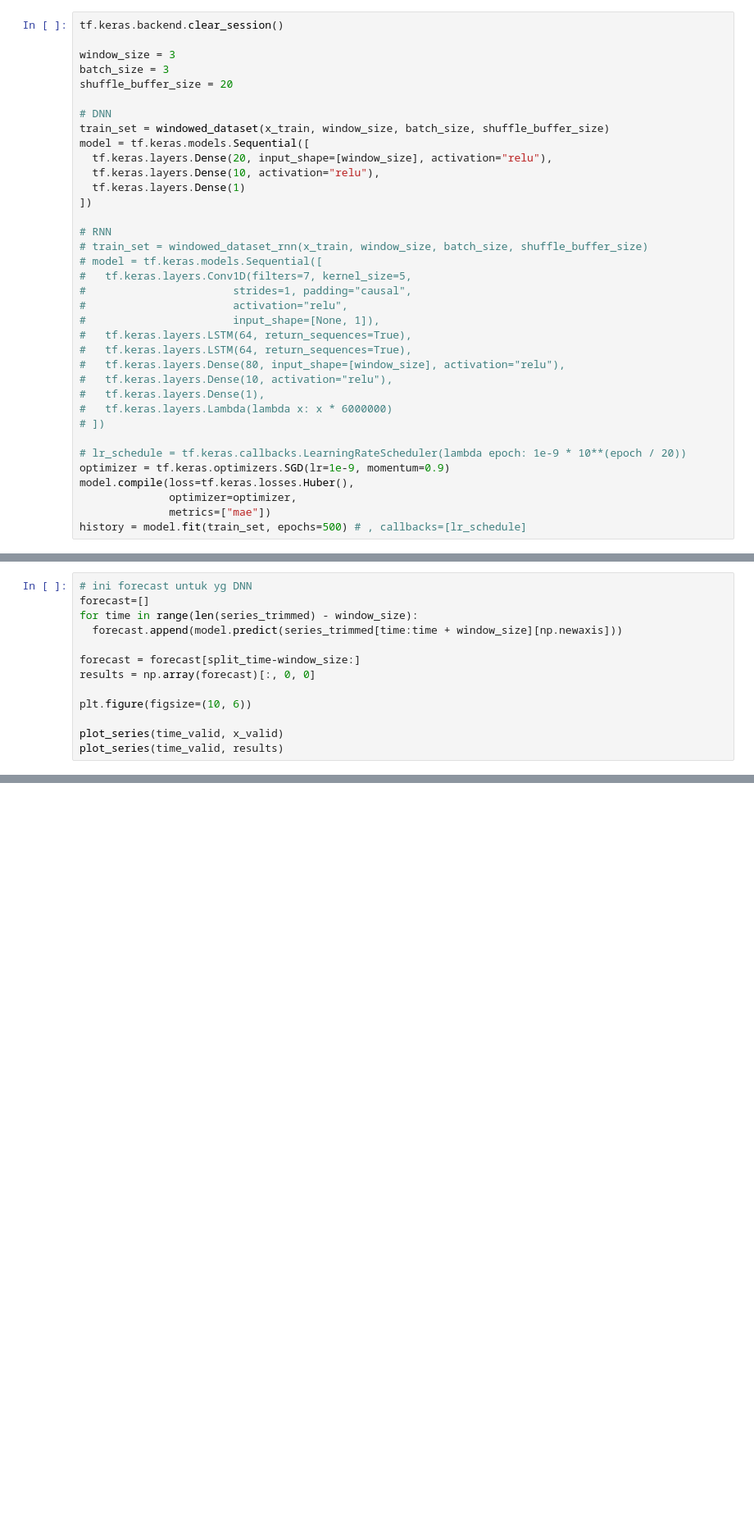
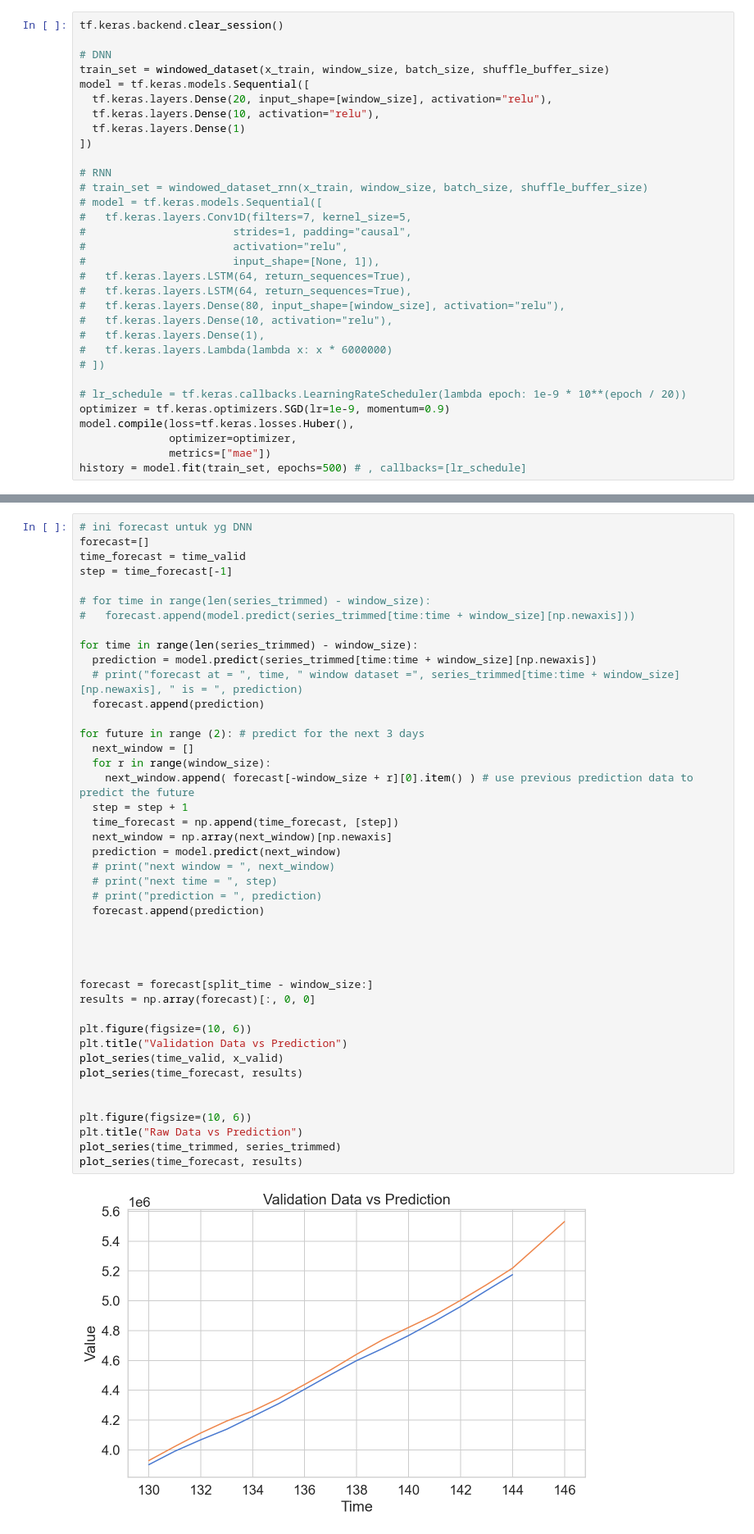
Before and after one commit to hendradarwin/covid-19-prediction, a Jupyter notebook: main.ipynb, the cells around one changed output, grey strips where cells are left out. Shown at 82% size. Cells and saved outputs as stored; diff of their text form; blank space fills up the shorter version.

Commit message:
another improvement on DNN layer, adding plot for prediction

```diff
--- a/main.ipynb
+++ b/main.ipynb
@@ -113,10 +113,6 @@ def model_forecast(model, series, window_size):
     return forecast
 # %%
 tf.keras.backend.clear_session()
-
-window_size = 3
-batch_size = 3
-shuffle_buffer_size = 20
 
 # DNN
 train_set = windowed_dataset(x_train, window_size, batch_size, shuffle_buffer_size)
@@ -195,16 +191,3 @@ rnn_forecast = rnn_forecast[split_time - window_size:-1, -1, 0]
 plt.figure(figsize=(10, 6))
 plot_series(time_valid, x_valid)
 plot_series(time_valid, rnn_forecast)
-# %%
-# ini forecast untuk yg DNN
-forecast=[]
-for time in range(len(series_trimmed) - window_size):
-  forecast.append(model.predict(series_trimmed[time:time + window_size][np.newaxis]))
-
-forecast = forecast[split_time-window_size:]
-results = np.array(forecast)[:, 0, 0]
-
-plt.figure(figsize=(10, 6))
-
-plot_series(time_valid, x_valid)
-plot_series(time_valid, results)
@@ -212,0 +194,45 @@ plot_series(time_valid, results)
+# %%
+# ini forecast untuk yg DNN
+forecast=[]
+time_forecast = time_valid
+step = time_forecast[-1]
+
+# for time in range(len(series_trimmed) - window_size):
+#   forecast.append(model.predict(series_trimmed[time:time + window_size][np.newaxis]))
+
+for time in range(len(series_trimmed) - window_size):
+  prediction = model.predict(series_trimmed[time:time + window_size][np.newaxis])
+  # print("forecast at = ", time, " window dataset =", series_trimmed[time:time + window_size][np.newaxis], " is = ", prediction)
+  forecast.append(prediction)
+
+for future in range (2): # predict for the next 3 days
+  next_window = []
+  for r in range(window_size):
+    next_window.append( forecast[-window_size + r][0].item() ) # use previous prediction data to predict the future
+  step = step + 1
+  time_forecast = np.append(time_forecast, [step])
+  next_window = np.array(next_window)[np.newaxis]
+  prediction = model.predict(next_window)
+  # print("next window = ", next_window)
+  # print("next time = ", step)
+  # print("prediction = ", prediction)
+  forecast.append(prediction)
+
+
+
+
+forecast = forecast[split_time - window_size:]
+results = np.array(forecast)[:, 0, 0]
+
+plt.figure(figsize=(10, 6))
+plt.title("Validation Data vs Prediction")
+plot_series(time_valid, x_valid)
+plot_series(time_forecast, results)
+
+
+plt.figure(figsize=(10, 6))
+plt.title("Raw Data vs Prediction")
+plot_series(time_trimmed, series_trimmed)
+plot_series(time_forecast, results)
+# %% [output]
+[figure, added]
```
Also changed, not shown: parts of 7 cells of this notebook.
